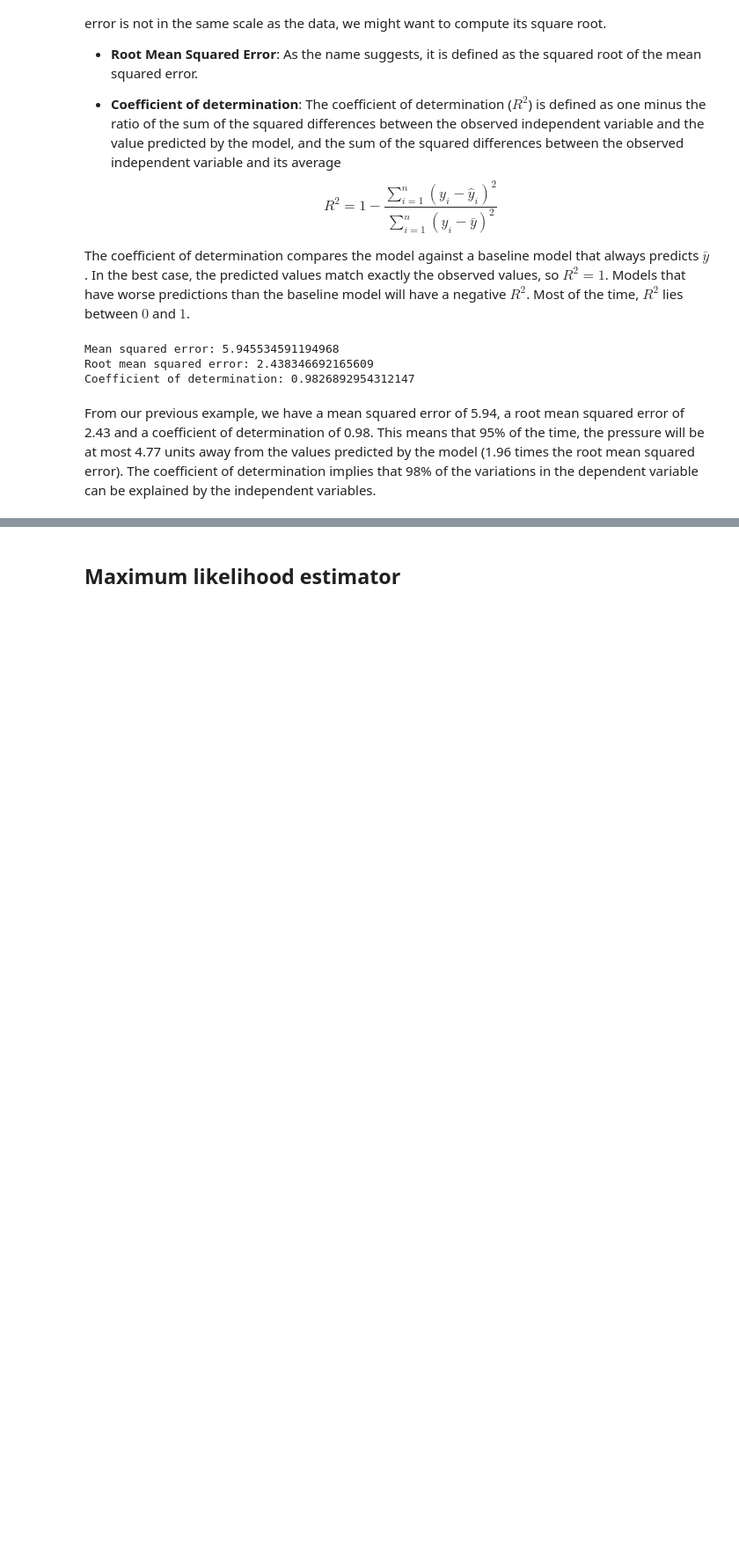
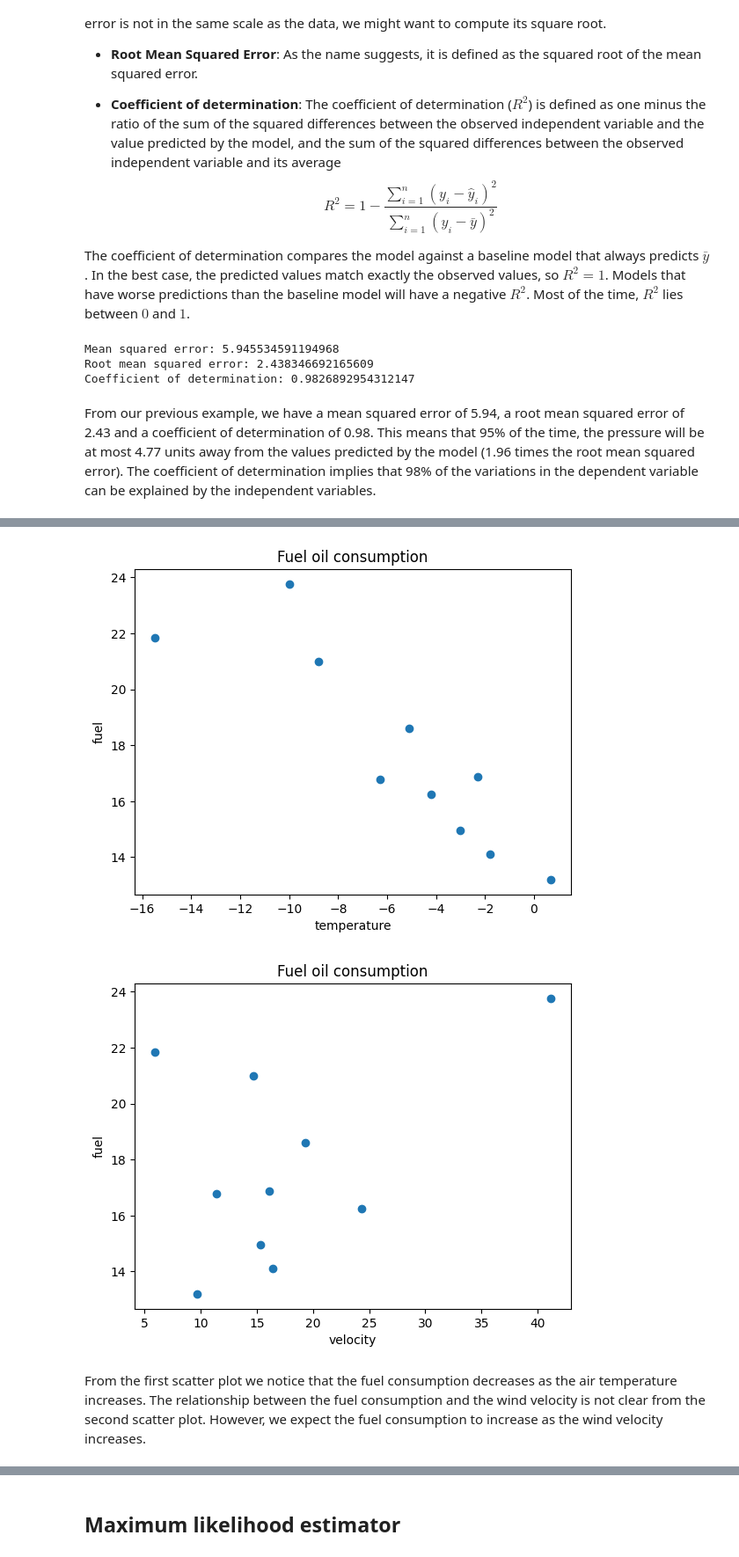
Before and after one commit to vdae2304/ML-DL, a Jupyter notebook: Regression/Linear regression.ipynb, the cells around one changed output, grey strips where cells are left out. Shown at 88% size. Cells and saved outputs as stored; diff of their text form; code cells hidden in the pictures; blank space fills up the shorter version.

Commit message:
Fuel oil consumption example

```diff
--- a/Regression/Linear regression.ipynb
+++ b/Regression/Linear regression.ipynb
@@ -188,0 +195,3 @@ From our previous example, we have a mean squared error of 5.94, a root mean squ
+# %%
+df_fuel = pd.read_csv("data/fuel-consumption.csv")
+df_fuel.head()
@@ -188,0 +212,19 @@ From our previous example, we have a mean squared error of 5.94, a root mean squ
+# %%
+plt.figure()
+plt.title("Fuel oil consumption")
+plt.xlabel("temperature")
+plt.ylabel("fuel")
+plt.plot("temperature", "fuel", "o", data=df_fuel)
+plt.show()
+
+plt.figure()
+plt.title("Fuel oil consumption")
+plt.xlabel("velocity")
+plt.ylabel("fuel")
+plt.plot("velocity", "fuel", "o", data=df_fuel)
+plt.show()
+# %% [output]
+[figure, added]
+[figure, added]
+# %% [markdown]
+From the first scatter plot we notice that the fuel consumption decreases as the air temperature increases. The relationship between the fuel consumption and the wind velocity is not clear from the second scatter plot. However, we expect the fuel consumption to increase as the wind velocity increases.
```
Also changed, not shown: parts of 13 cells of this notebook, 1 other file.
